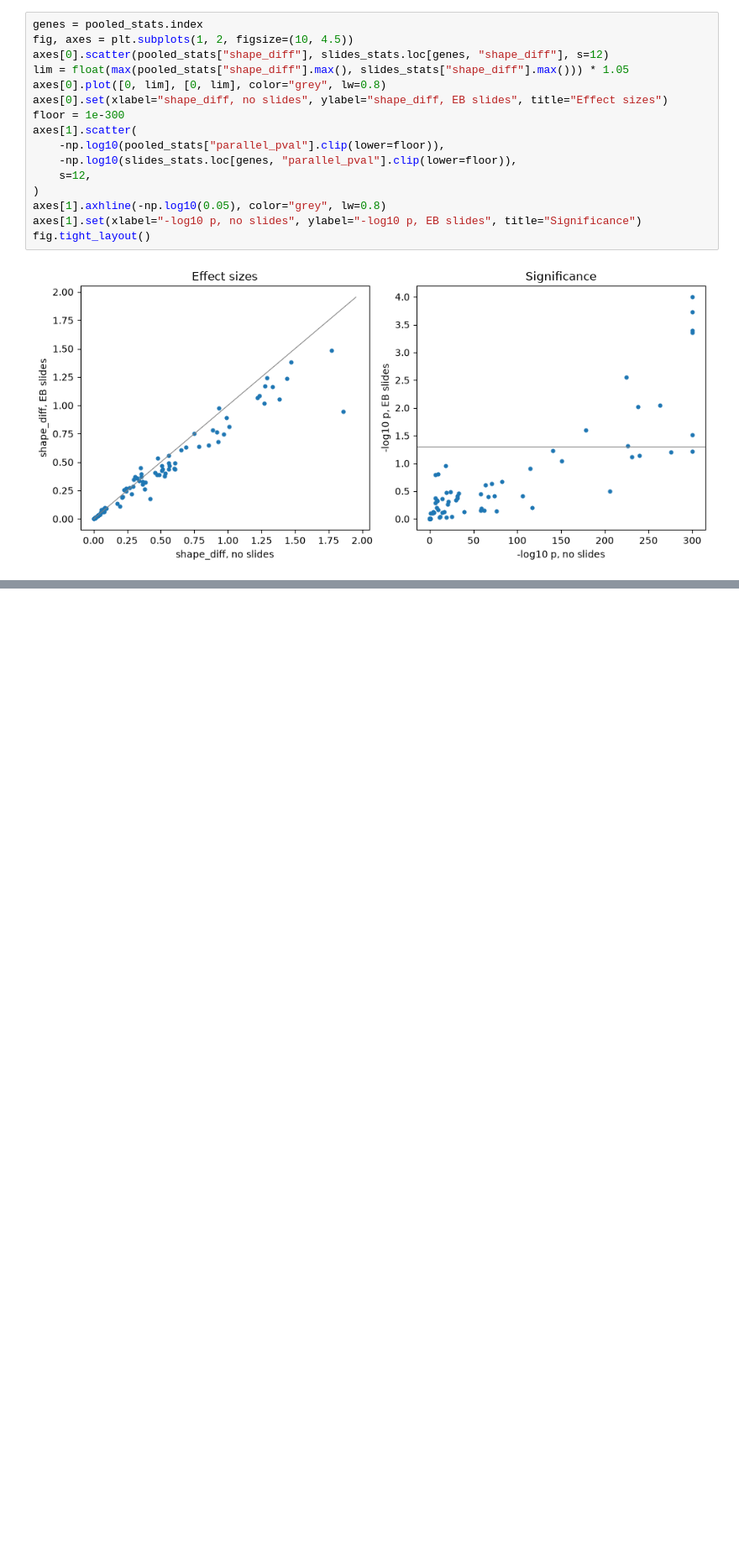
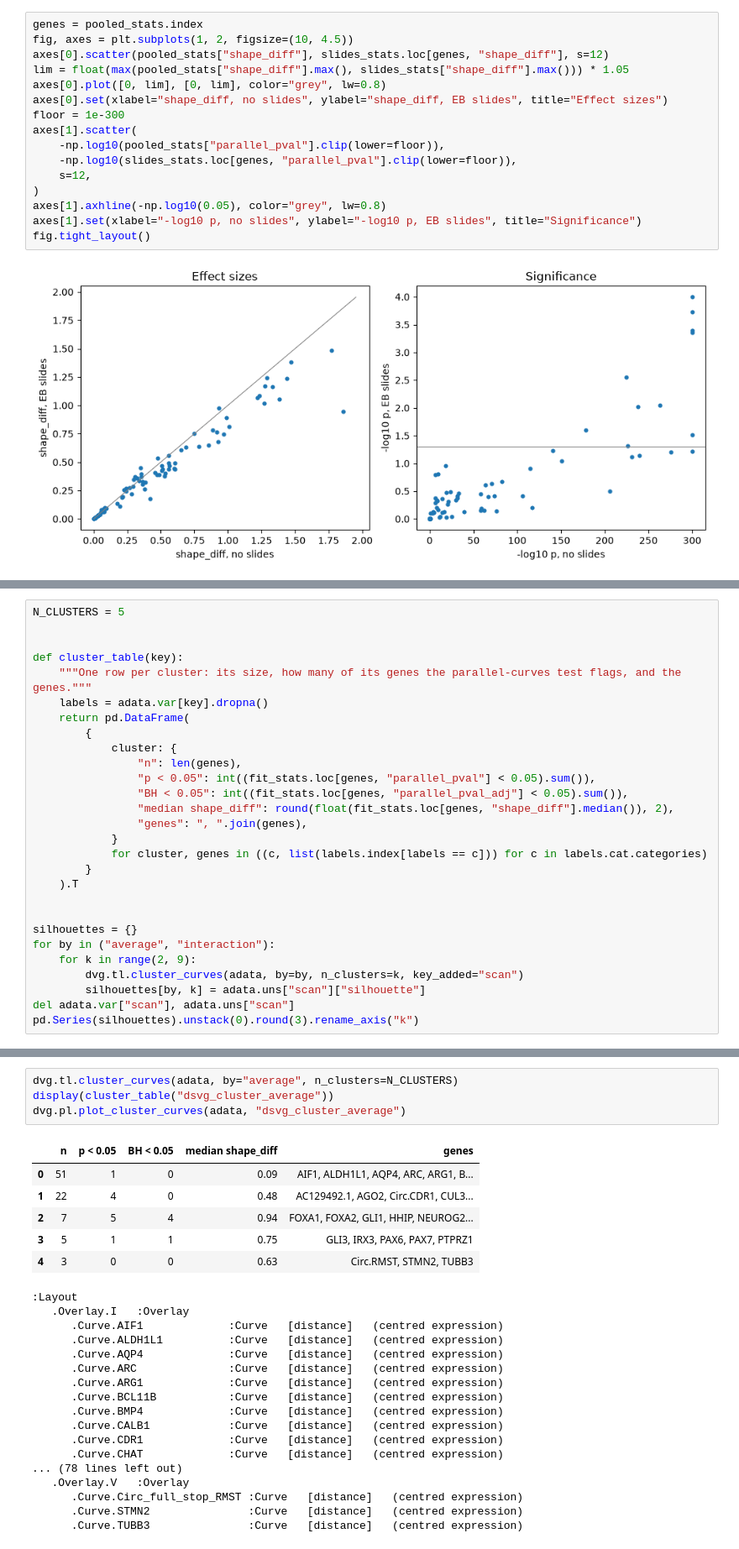
Before and after one commit to theislab/diffsvg, a Jupyter notebook: docs/notebooks/comparison_legnini_eb.ipynb, the cells around one changed output, grey strips where cells are left out. Shown at 84% size. Drawn from its saved outputs; the diff is of its cells as text; blank space fills up the shorter version.

Commit message:
Update legnini notebook with clustering

```diff
--- a/docs/notebooks/comparison_legnini_eb.ipynb
+++ b/docs/notebooks/comparison_legnini_eb.ipynb
@@ -293,0 +325,28 @@ fig.tight_layout()
+# %%
+N_CLUSTERS = 5
+
+
+def cluster_table(key):
+    """One row per cluster: its size, how many of its genes the parallel-curves test flags, and the genes."""
+    labels = adata.var[key].dropna()
+    return pd.DataFrame(
+        {
+            cluster: {
+                "n": len(genes),
+                "p < 0.05": int((fit_stats.loc[genes, "parallel_pval"] < 0.05).sum()),
+                "BH < 0.05": int((fit_stats.loc[genes, "parallel_pval_adj"] < 0.05).sum()),
+                "median shape_diff": round(float(fit_stats.loc[genes, "shape_diff"].median()), 2),
+                "genes": ", ".join(genes),
+            }
+            for cluster, genes in ((c, list(labels.index[labels == c])) for c in labels.cat.categories)
+        }
+    ).T
+
+
+silhouettes = {}
+for by in ("average", "interaction"):
+    for k in range(2, 9):
+        dvg.tl.cluster_curves(adata, by=by, n_clusters=k, key_added="scan")
+        silhouettes[by, k] = adata.uns["scan"]["silhouette"]
+del adata.var["scan"], adata.uns["scan"]
+pd.Series(silhouettes).unstack(0).round(3).rename_axis("k")
@@ -293,0 +367,28 @@ fig.tight_layout()
+# %%
+dvg.tl.cluster_curves(adata, by="average", n_clusters=N_CLUSTERS)
+display(cluster_table("dsvg_cluster_average"))
+dvg.pl.plot_cluster_curves(adata, "dsvg_cluster_average")
+# %% [output]
+|  | n | p < 0.05 | BH < 0.05 | median shape_diff | genes |
+| 0 | 51 | 1 | 0 | 0.09 | AIF1, ALDH1L1, AQP4, ARC, ARG1, B... |
+| 1 | 22 | 4 | 0 | 0.48 | AC129492.1, AGO2, Circ.CDR1, CUL3... |
+| 2 | 7 | 5 | 4 | 0.94 | FOXA1, FOXA2, GLI1, HHIP, NEUROG2... |
+| 3 | 5 | 1 | 1 | 0.75 | GLI3, IRX3, PAX6, PAX7, PTPRZ1 |
+| 4 | 3 | 0 | 0 | 0.63 | Circ.RMST, STMN2, TUBB3 |
+:Layout
+   .Overlay.I   :Overlay
+      .Curve.AIF1             :Curve   [distance]   (centred expression)
+      .Curve.ALDH1L1          :Curve   [distance]   (centred expression)
+      .Curve.AQP4             :Curve   [distance]   (centred expression)
+      .Curve.ARC              :Curve   [distance]   (centred expression)
+      .Curve.ARG1             :Curve   [distance]   (centred expression)
+      .Curve.BCL11B           :Curve   [distance]   (centred expression)
+      .Curve.BMP4             :Curve   [distance]   (centred expression)
+      .Curve.CALB1            :Curve   [distance]   (centred expression)
+      .Curve.CDR1             :Curve   [distance]   (centred expression)
+      .Curve.CHAT             :Curve   [distance]   (centred expression)
+... (78 lines left out)
+   .Overlay.V   :Overlay
+      .Curve.Circ_full_stop_RMST :Curve   [distance]   (centred expression)
+      .Curve.STMN2               :Curve   [distance]   (centred expression)
+      .Curve.TUBB3               :Curve   [distance]   (centred expression)
```
Also changed, not shown: parts of 12 cells of this notebook.
